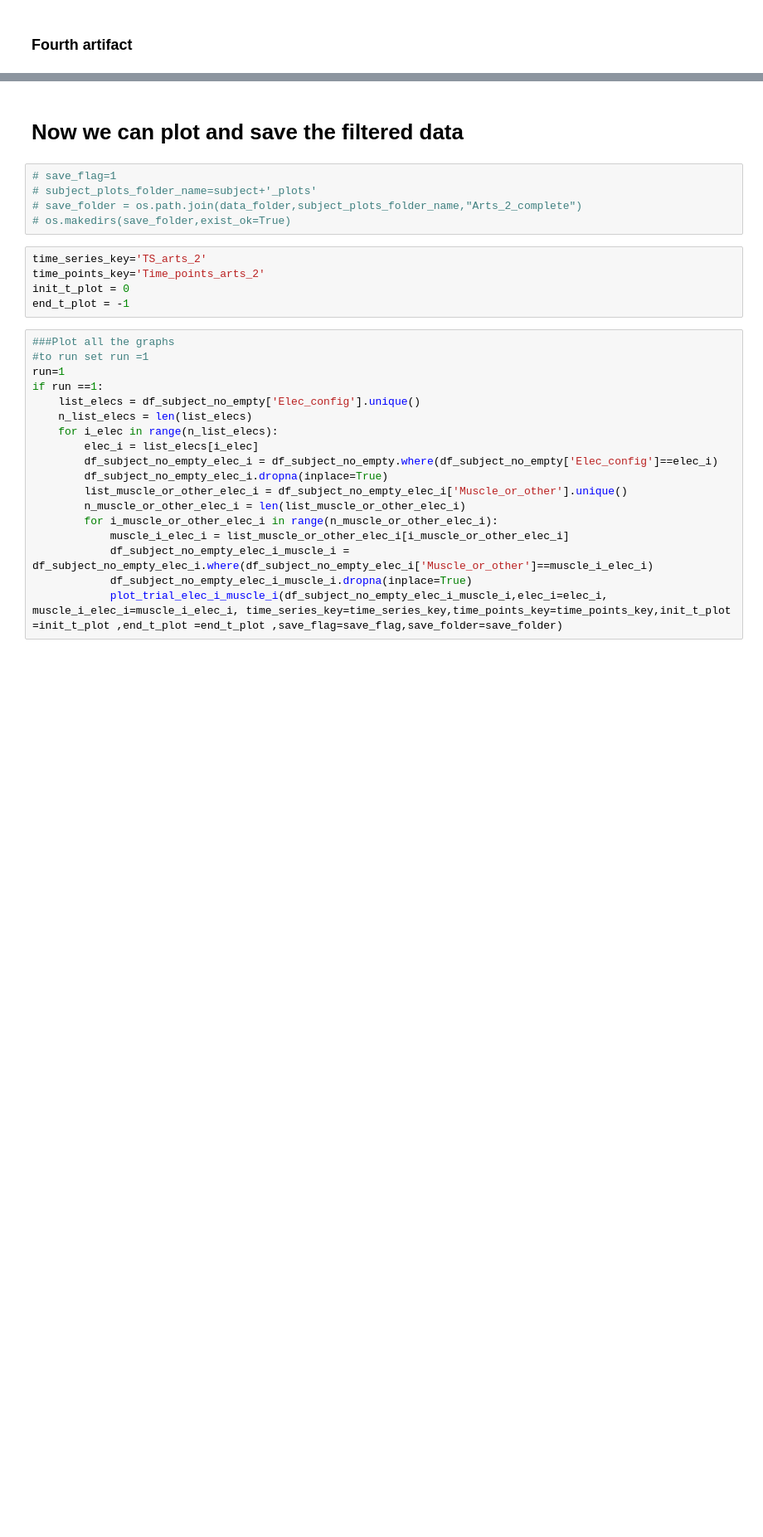
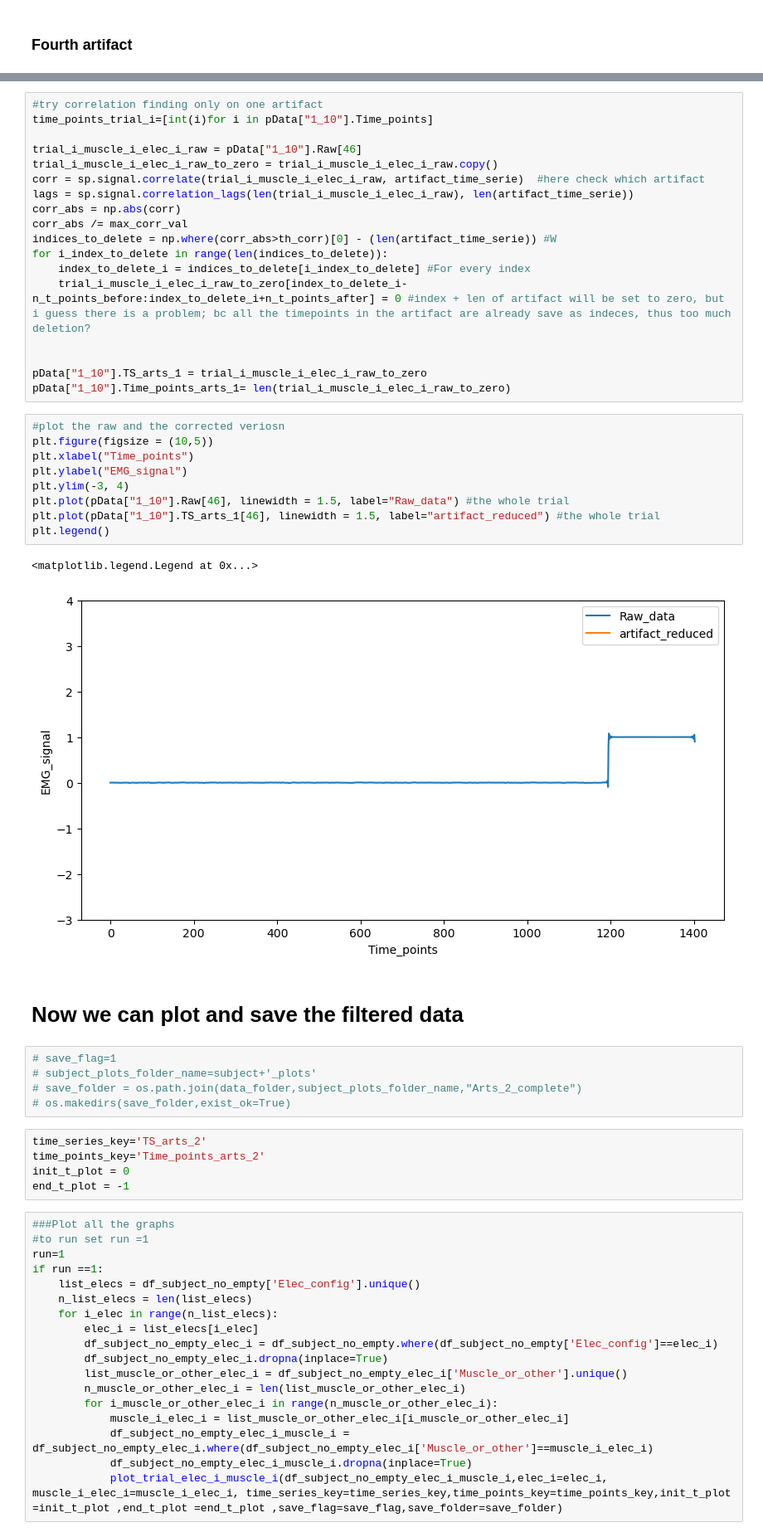
Before and after one commit to rohnerne/Master_thesis, a Jupyter notebook: indroducing_classes_EMG_data_test.ipynb, the cells around one changed output, grey strips where cells are left out. Shown at 83% size. Cells and saved outputs as stored; diff of their text form; blank space fills up the shorter version.

```diff
--- a/indroducing_classes_EMG_data_test.ipynb
+++ b/indroducing_classes_EMG_data_test.ipynb
@@ -602,3 +855,33 @@ for i_elec in range(n_list_elecs):
+# %%
+#try correlation finding only on one artifact
+time_points_trial_i=[int(i)for i in pData["1_10"].Time_points]
+
+trial_i_muscle_i_elec_i_raw = pData["1_10"].Raw[46]
+trial_i_muscle_i_elec_i_raw_to_zero = trial_i_muscle_i_elec_i_raw.copy()
+corr = sp.signal.correlate(trial_i_muscle_i_elec_i_raw, artifact_time_serie)  #here check which artifact
+lags = sp.signal.correlation_lags(len(trial_i_muscle_i_elec_i_raw), len(artifact_time_serie))
+corr_abs = np.abs(corr)
+corr_abs /= max_corr_val
+indices_to_delete = np.where(corr_abs>th_corr)[0] - (len(artifact_time_serie)) #W
+for i_index_to_delete in range(len(indices_to_delete)):
+    index_to_delete_i = indices_to_delete[i_index_to_delete] #For every index
+    trial_i_muscle_i_elec_i_raw_to_zero[index_to_delete_i-n_t_points_before:index_to_delete_i+n_t_points_after] = 0 #index + len of artifact will be set to zero, but i guess there is a problem; bc all the timepoints in the artifact are already save as indeces, thus too much deletion?
+
+
+pData["1_10"].TS_arts_1 = trial_i_muscle_i_elec_i_raw_to_zero
+pData["1_10"].Time_points_arts_1= len(trial_i_muscle_i_elec_i_raw_to_zero)
+# %%
+#plot the raw and the corrected veriosn
+plt.figure(figsize = (10,5))
+plt.xlabel("Time_points")
+plt.ylabel("EMG_signal")
+plt.ylim(-3, 4)
+plt.plot(pData["1_10"].Raw[46], linewidth = 1.5, label="Raw_data") #the whole trial
+plt.plot(pData["1_10"].TS_arts_1[46], linewidth = 1.5, label="artifact_reduced") #the whole trial
+plt.legend()
+# %% [output]
+<matplotlib.legend.Legend at 0x...>
+[figure, added]
 # %% [markdown]
 # Now we can plot and save the filtered data
 # %%
```
Also changed, not shown: parts of 27 cells of this notebook, 2 other files.
